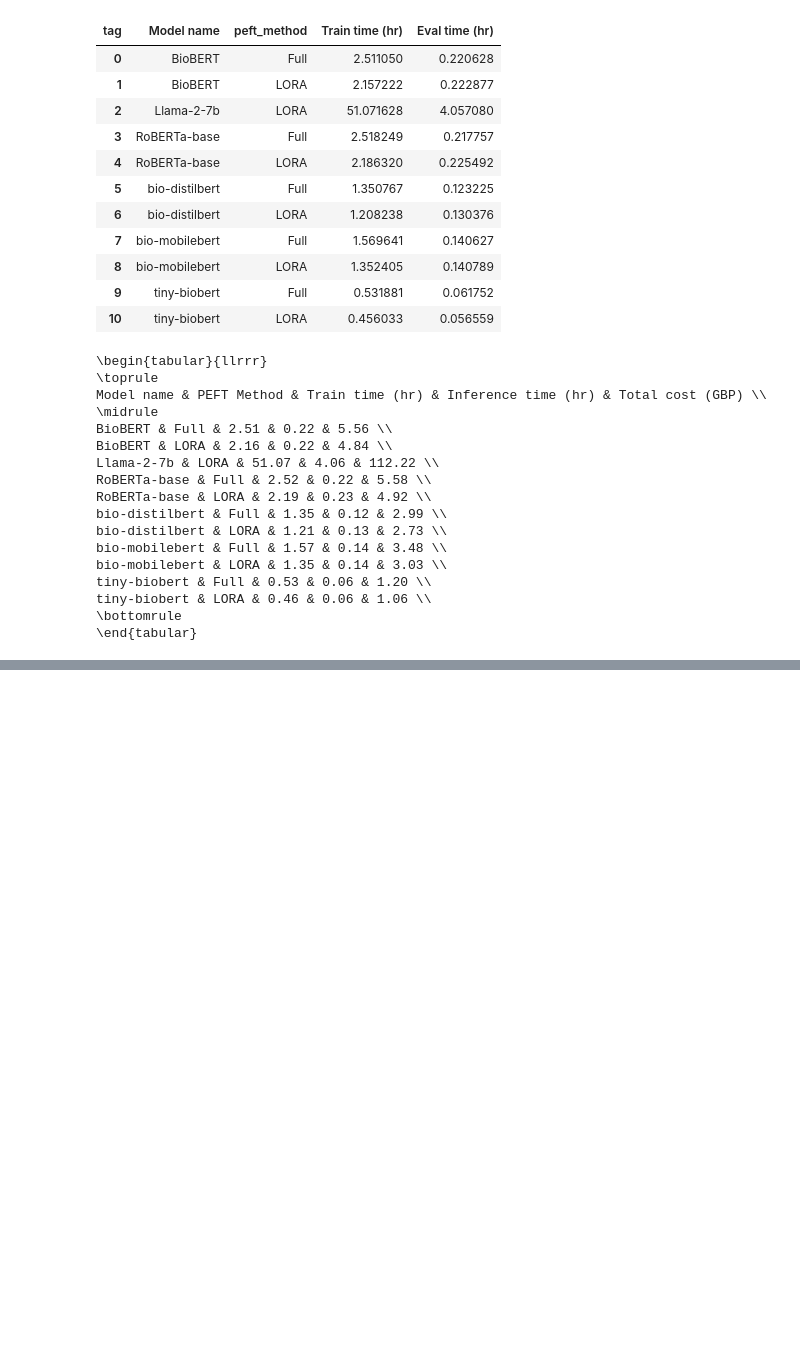
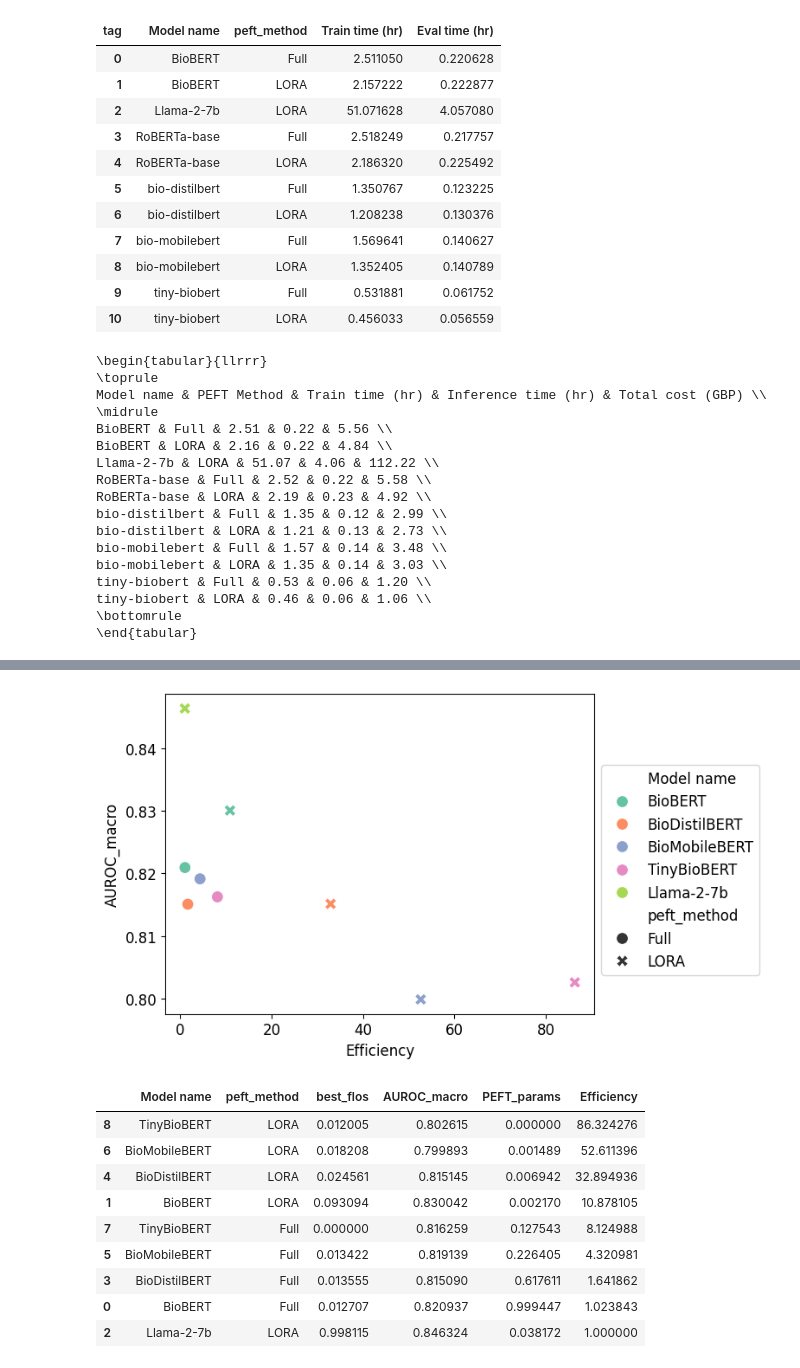
Before and after one commit to nlpie-research/efficient-ml, a Jupyter notebook: notebooks/load_tb_files_UG.ipynb, the cells around one changed output, grey strips where cells are left out. Cells and saved outputs as stored; diff of their text form; code cells hidden in the pictures; blank space fills up the shorter version.

```diff
--- a/notebooks/load_tb_files_UG.ipynb
+++ b/notebooks/load_tb_files_UG.ipynb
@@ -1310,0 +569,8 @@ tiny-biobert & LORA & 0.46 & 0.06 & 1.06 \\
+# %%
+eff_df = fs_logs_df[['step', 'tag', 'value', 'wall_time', 'Model name', 'task', 'peft_method']]
+eff_df = eff_df.loc[eff_df['task'] == 'mimic-mp']
+eff_df['rel_time'] = eff_df.groupby(['Model name', 'peft_method'])['wall_time'].transform(lambda x: x - x.min()).reindex().values
+best_rel_time = eff_df.loc[eff_df['tag'] == 'eval/roc_auc_macro'][['Model name', 'peft_method', 'rel_time', 'value']]
+best_rel_time = best_rel_time.groupby(['Model name', 'peft_method']).apply(lambda x: x.nlargest(1, 'value')).reset_index(drop=True)
+best_rel_time.index = best_rel_time.apply(lambda x: f'{x["Model name"]}_{x["peft_method"]}', axis=1).values
+best_rel_time
@@ -1310,0 +609,9 @@ tiny-biobert & LORA & 0.46 & 0.06 & 1.06 \\
+# %%
+time_df = pd.merge(eval_time_df, train_time_df, on=['Model name', 'model_name_or_path', 'task', 'few_shot_n', 'peft_method'])
+time_df['eval_test_time'] = time_df['eval/runtime'] + time_df['runtime']
+time_df = time_df[['Model name', 'model_name_or_path', 'peft_method', 'eval_test_time', 'train/total_flos', 'train/train_runtime']]
+time_df.index = time_df.apply(lambda x: f'{x["Model name"]}_{x["peft_method"]}', axis=1).values
+time_df['best_rel_time'] = best_rel_time.loc[time_df.index, 'rel_time'].values
+time_df['best_rel_time'] = time_df['best_rel_time'] - time_df['eval_test_time']
+time_df['best_flos'] = (time_df['train/total_flos'] / time_df['train/train_runtime']) * time_df['best_rel_time']
+time_df['best_value'] = best_rel_time.loc[time_df.index, 'value'].values
@@ -1310,0 +631,4 @@ tiny-biobert & LORA & 0.46 & 0.06 & 1.06 \\
+# %%
+time_df["PEFT_params"] = time_df.apply(lambda x: trainable_params_mapping.get(x['model_name_or_path'],{}).
+                                                     get(x['peft_method'], {}).get('n_peft_params', np.NaN), axis=1)
+time_df
@@ -1310,0 +646,33 @@ tiny-biobert & LORA & 0.46 & 0.06 & 1.06 \\
+# %%
+plot_df = time_df.filter(['Model name', 'peft_method', 'best_flos', 'best_value', 'PEFT_params']).reset_index(drop=True)
+plot_df.columns.name = None
+plot_df['Model name'] = plot_df['Model name'].replace(MODEL_NAME_MAP)
+for c in ['best_flos', 'PEFT_params']:
+    plot_df[c] = (plot_df[c] - plot_df[c].min())/plot_df[c].max()
+
+# Efficiency = how many times more efficient than Llama
+plot_df['Efficiency'] = plot_df['best_flos'] + plot_df['PEFT_params']
+plot_df['Efficiency'] = plot_df['Efficiency']/plot_df['Efficiency'].max()
+plot_df['Efficiency'] = 1/plot_df['Efficiency']
+
+
+plot_df = plot_df.rename(columns={'best_value': 'AUROC_macro'})
+sns.scatterplot(data=plot_df, x='Efficiency', y='AUROC_macro',
+                hue='Model name', hue_order=HUE_ORDER,
+                style='peft_method', style_order=['Full', 'LORA'],
+                s=100, palette=PALETTE)
+plt.legend(bbox_to_anchor=(1, 0.8), loc=2)
+plt.show()
+plot_df.sort_values('Efficiency', ascending=False)
+# %% [output]
+[figure, added]
+|  | Model name | peft_method | best_flos | AUROC_macro | PEFT_params | Efficiency |
+| 8 | TinyBioBERT | LORA | 0.012005 | 0.802615 | 0.000000 | 86.324276 |
+| 6 | BioMobileBERT | LORA | 0.018208 | 0.799893 | 0.001489 | 52.611396 |
+| 4 | BioDistilBERT | LORA | 0.024561 | 0.815145 | 0.006942 | 32.894936 |
+| 1 | BioBERT | LORA | 0.093094 | 0.830042 | 0.002170 | 10.878105 |
+| 7 | TinyBioBERT | Full | 0.000000 | 0.816259 | 0.127543 | 8.124988 |
+| 5 | BioMobileBERT | Full | 0.013422 | 0.819139 | 0.226405 | 4.320981 |
+| 3 | BioDistilBERT | Full | 0.013555 | 0.815090 | 0.617611 | 1.641862 |
+| 0 | BioBERT | Full | 0.012707 | 0.820937 | 0.999447 | 1.023843 |
+| 2 | Llama-2-7b | LORA | 0.998115 | 0.846324 | 0.038172 | 1.000000 |
```
Also changed, not shown: parts of 83 cells of this notebook, 5 other files.
